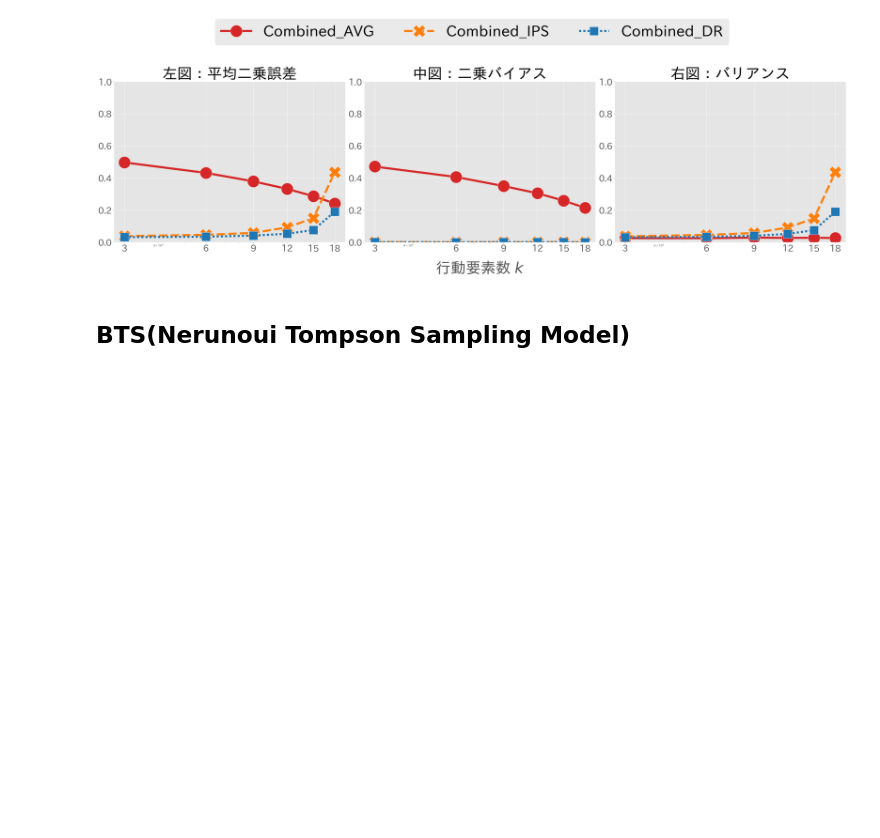
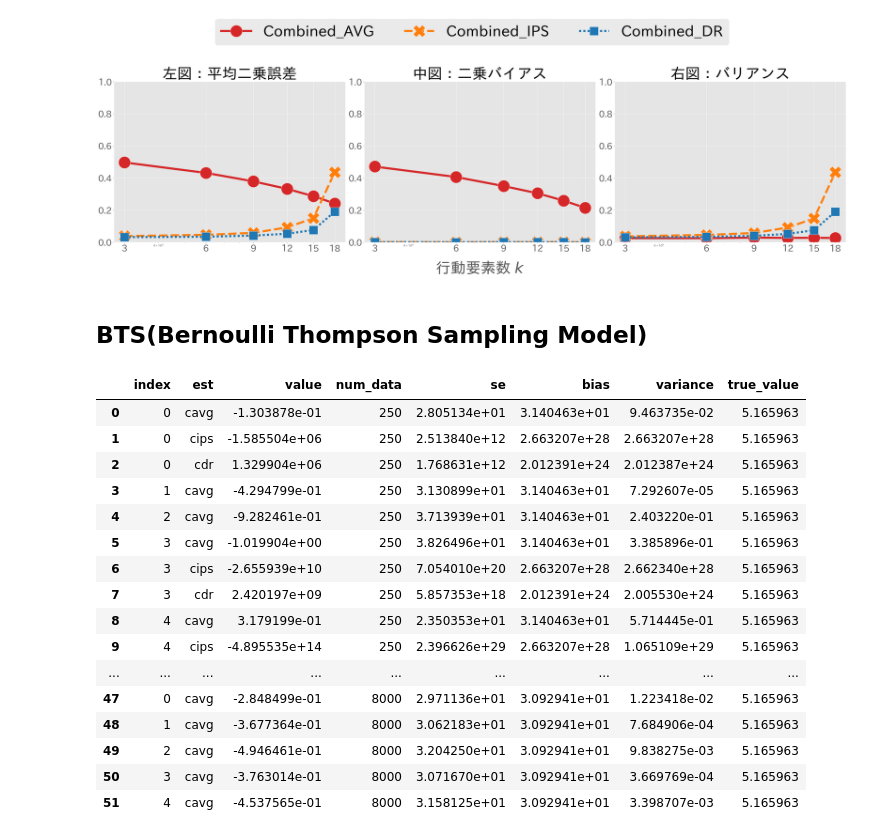
Before and after one commit to RickHub0115/Estimator-for-Offline-Policy-Evaluation-of-Recommending-Multiple-Actions-Considering-Platform-Wide-R, a Jupyter notebook: ope.ipynb, the cells around one changed output. Saved outputs shown, nothing was run; the diff lists cells and outputs as text; code cells hidden in the pictures; blank space fills up the shorter version.

```diff
--- a/ope.ipynb
+++ b/ope.ipynb
@@ -666,4 +666,4 @@ plt.show()
 # %% [output]
 [figure]
 # %% [markdown]
-## BTS(Nerunoui Tompson Sampling Model)
+## BTS(Bernoulli Thompson Sampling Model)
@@ -669,0 +744,20 @@ plt.show()
+# %%
+result_df_data
+# %% [output]
+|  | index | est | value | num_data | se | bias | variance | true_value |
+| 0 | 0 | cavg | -1.303878e-01 | 250 | 2.805134e+01 | 3.140463e+01 | 9.463735e-02 | 5.165963 |
+| 1 | 0 | cips | -1.585504e+06 | 250 | 2.513840e+12 | 2.663207e+28 | 2.663207e+28 | 5.165963 |
+| 2 | 0 | cdr | 1.329904e+06 | 250 | 1.768631e+12 | 2.012391e+24 | 2.012387e+24 | 5.165963 |
+| 3 | 1 | cavg | -4.294799e-01 | 250 | 3.130899e+01 | 3.140463e+01 | 7.292607e-05 | 5.165963 |
+| 4 | 2 | cavg | -9.282461e-01 | 250 | 3.713939e+01 | 3.140463e+01 | 2.403220e-01 | 5.165963 |
+| 5 | 3 | cavg | -1.019904e+00 | 250 | 3.826496e+01 | 3.140463e+01 | 3.385896e-01 | 5.165963 |
+| 6 | 3 | cips | -2.655939e+10 | 250 | 7.054010e+20 | 2.663207e+28 | 2.662340e+28 | 5.165963 |
+| 7 | 3 | cdr | 2.420197e+09 | 250 | 5.857353e+18 | 2.012391e+24 | 2.005530e+24 | 5.165963 |
+| 8 | 4 | cavg | 3.179199e-01 | 250 | 2.350353e+01 | 3.140463e+01 | 5.714445e-01 | 5.165963 |
+| 9 | 4 | cips | -4.895535e+14 | 250 | 2.396626e+29 | 2.663207e+28 | 1.065109e+29 | 5.165963 |
+| ... | ... | ... | ... | ... | ... | ... | ... | ... |
+| 47 | 0 | cavg | -2.848499e-01 | 8000 | 2.971136e+01 | 3.092941e+01 | 1.223418e-02 | 5.165963 |
+| 48 | 1 | cavg | -3.677364e-01 | 8000 | 3.062183e+01 | 3.092941e+01 | 7.684906e-04 | 5.165963 |
+| 49 | 2 | cavg | -4.946461e-01 | 8000 | 3.204250e+01 | 3.092941e+01 | 9.838275e-03 | 5.165963 |
+| 50 | 3 | cavg | -3.763014e-01 | 8000 | 3.071670e+01 | 3.092941e+01 | 3.669769e-04 | 5.165963 |
+| 51 | 4 | cavg | -4.537565e-01 | 8000 | 3.158125e+01 | 3.092941e+01 | 3.398707e-03 | 5.165963 |
```
Also changed, not shown: parts of 4 cells of this notebook, 4 other files.
